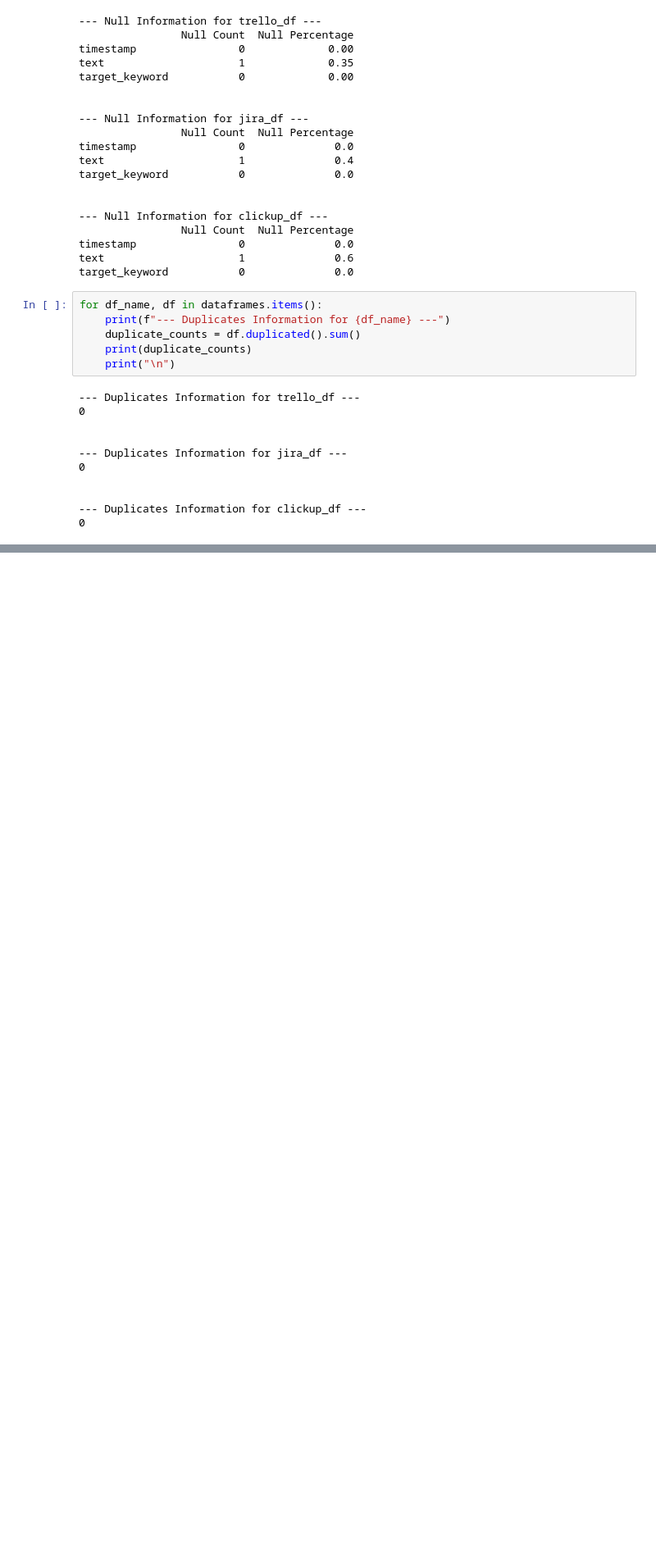
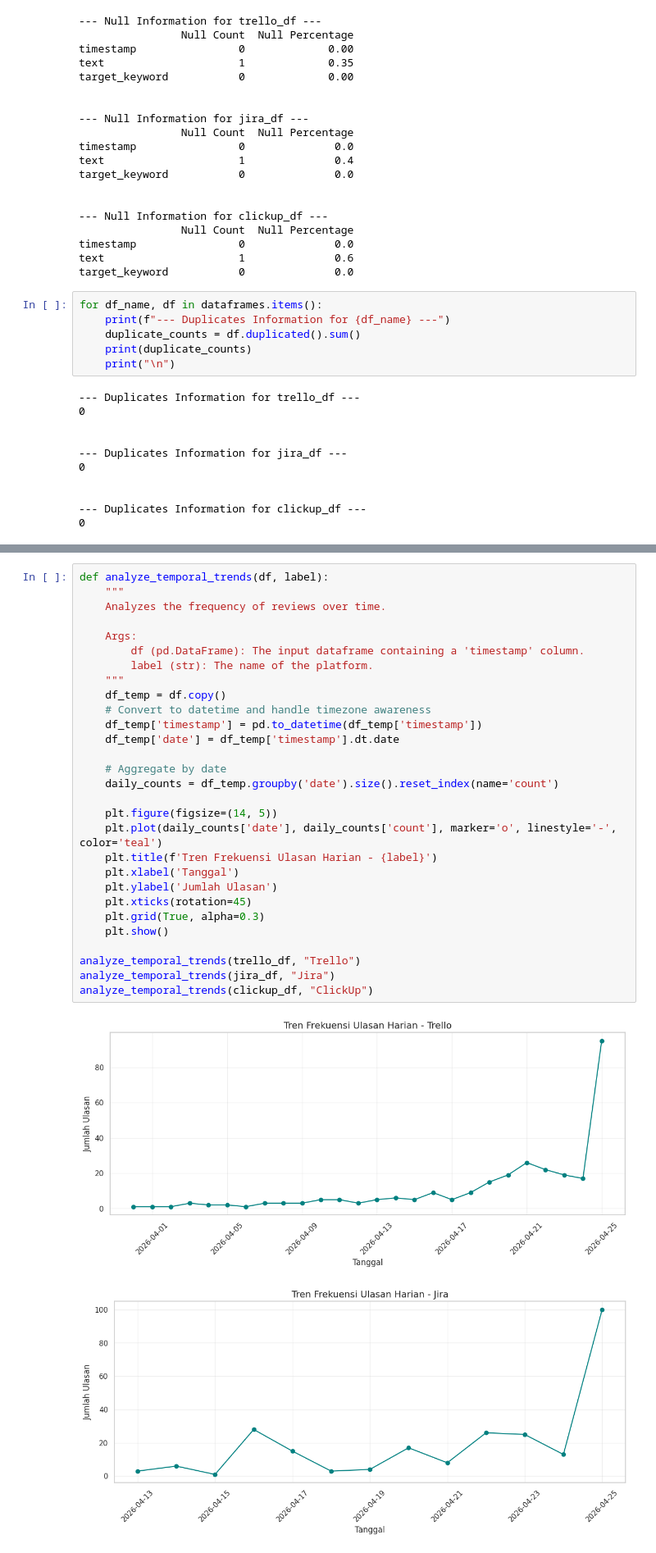
Before and after one commit to LatiefDataVisionary/pm-tools-absa-analysis, a Jupyter notebook: notebook/absa_x.ipynb, the cells around one changed output, grey strips where cells are left out. Shown at 82% size. Cells and saved outputs as stored; diff of their text form; blank space fills up the shorter version.

```diff
--- a/notebook/absa_x.ipynb
+++ b/notebook/absa_x.ipynb
@@ -177,0 +217,32 @@ for df_name, df in dataframes.items():
+# %%
+def analyze_temporal_trends(df, label):
+    """
+    Analyzes the frequency of reviews over time.
+
+    Args:
+        df (pd.DataFrame): The input dataframe containing a 'timestamp' column.
+        label (str): The name of the platform.
+    """
+    df_temp = df.copy()
+    # Convert to datetime and handle timezone awareness
+    df_temp['timestamp'] = pd.to_datetime(df_temp['timestamp'])
+    df_temp['date'] = df_temp['timestamp'].dt.date
+
+    # Aggregate by date
+    daily_counts = df_temp.groupby('date').size().reset_index(name='count')
+
+    plt.figure(figsize=(14, 5))
+    plt.plot(daily_counts['date'], daily_counts['count'], marker='o', linestyle='-', color='teal')
+    plt.title(f'Tren Frekuensi Ulasan Harian - {label}')
+    plt.xlabel('Tanggal')
+    plt.ylabel('Jumlah Ulasan')
+    plt.xticks(rotation=45)
+    plt.grid(True, alpha=0.3)
+    plt.show()
+
+analyze_temporal_trends(trello_df, "Trello")
+analyze_temporal_trends(jira_df, "Jira")
+analyze_temporal_trends(clickup_df, "ClickUp")
+# %% [output]
+[figure, added]
+[figure, added]
```
Also changed, not shown: parts of 10 cells of this notebook.
